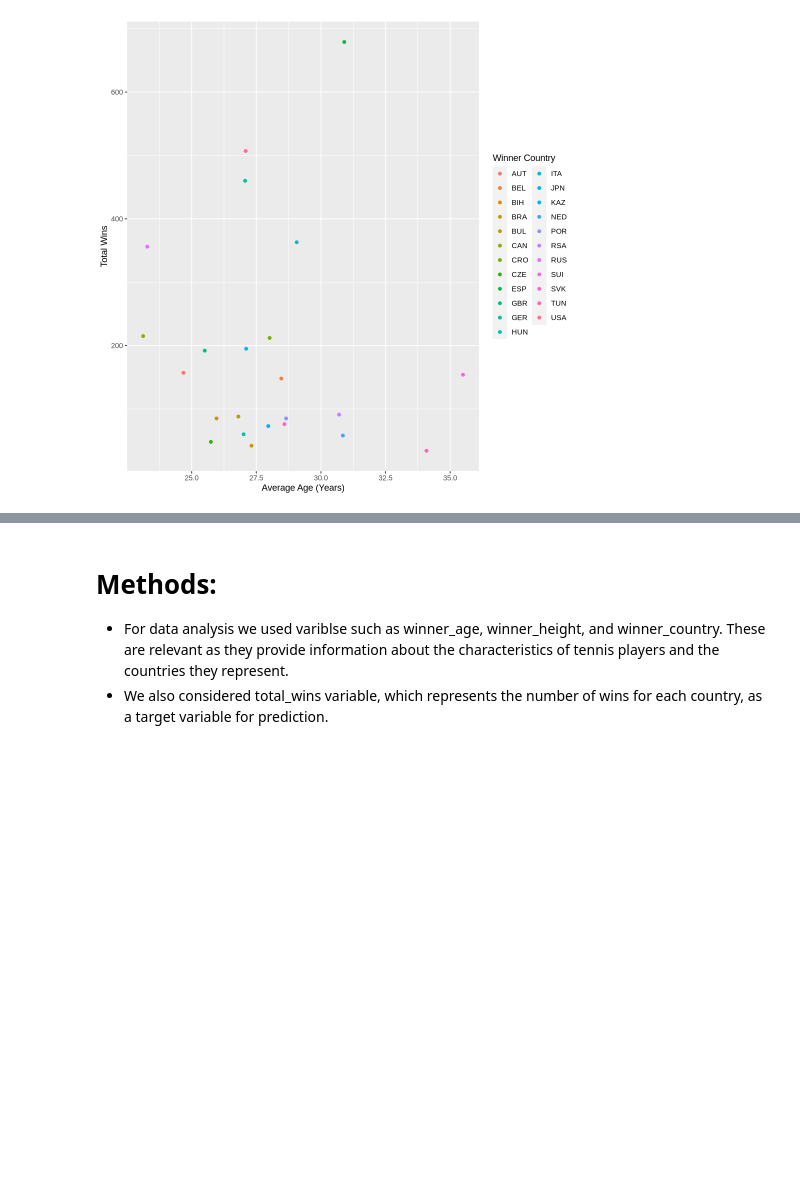
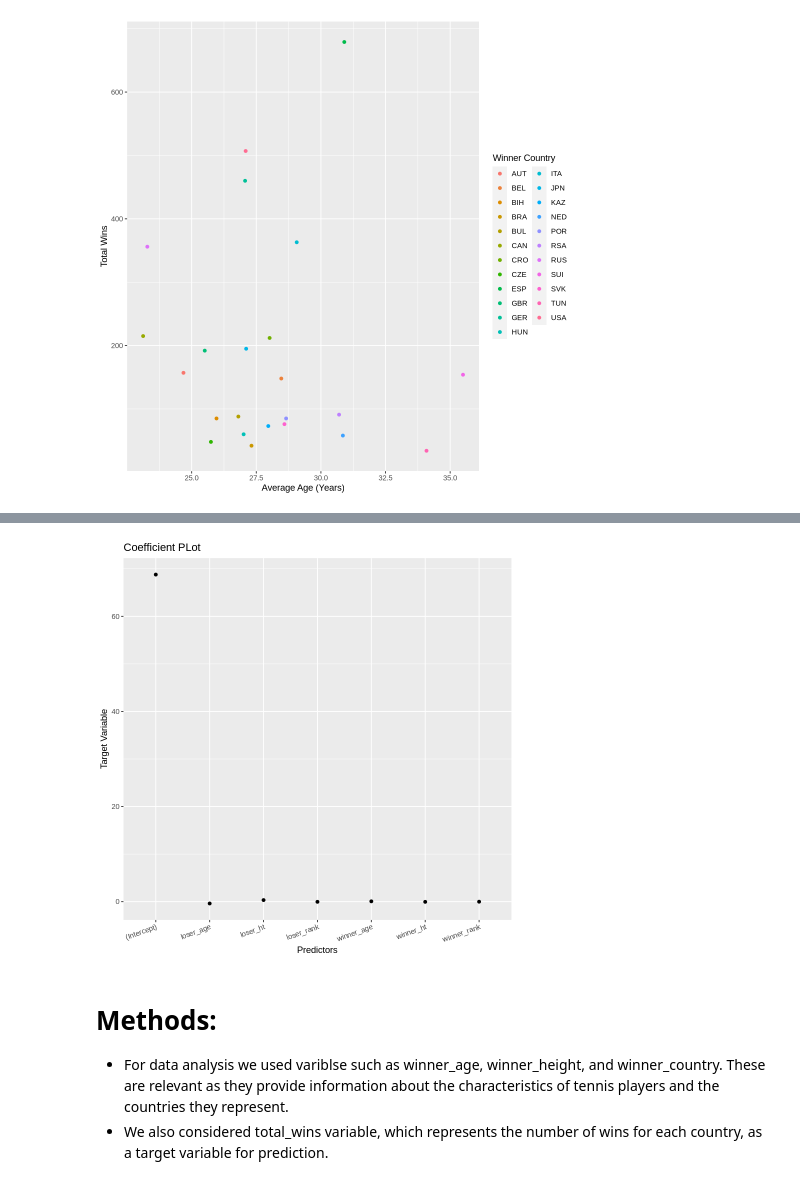
Before and after one commit to Ramnik2003/starting-dsci, a Jupyter notebook: GPP3.ipynb, the cells around one changed output, grey strips where cells are left out. Drawn from its saved outputs; the diff is of its cells as text; code cells hidden in the pictures; blank space fills up the shorter version.

```diff
--- a/GPP3.ipynb
+++ b/GPP3.ipynb
@@ -179,0 +185,15 @@ Saving 6.67 x 6.67 in image
+# %%
+lm_fit<- workflow()|>
+add_recipe(lm_recipe)|>
+add_model(lm_spec)|>
+fit(data=opponent_train)
+
+
+lm_train_data <- lm_fit|>
+predict(opponent_train)|>
+bind_cols(opponent_train)|>
+metrics(truth=minutes, estimate=.pred)
+# filter(.metric=="rmse")|>
+# select(.estimate)|>
+# pull()
+lm_train_data
@@ -179,0 +220,5 @@ Saving 6.67 x 6.67 in image
+# %%
+coefficient <- lm_fit|>
+extract_fit_parsnip()|>
+tidy()
+coefficient
@@ -180,3 +236,14 @@ Saving 6.67 x 6.67 in image
+# %%
+plot<- coefficient|>
+ggplot(aes(x=term, y=estimate))+
+geom_point()+
+labs(title="Coefficient PLot",
+     x="Predictors",
+     y="Target Variable")+
+theme(axis.text.x = element_text(angle=20, hjust=1))
+plot
+# %% [output]
+[figure, added]
 # %% [markdown]
 # Methods:
 - For data analysis we used variblse such as winner_age, winner_height, and winner_country. These are relevant as they provide information about the characteristics of tennis players and the countries they represent.
```
Also changed, not shown: parts of 4 cells of this notebook.
